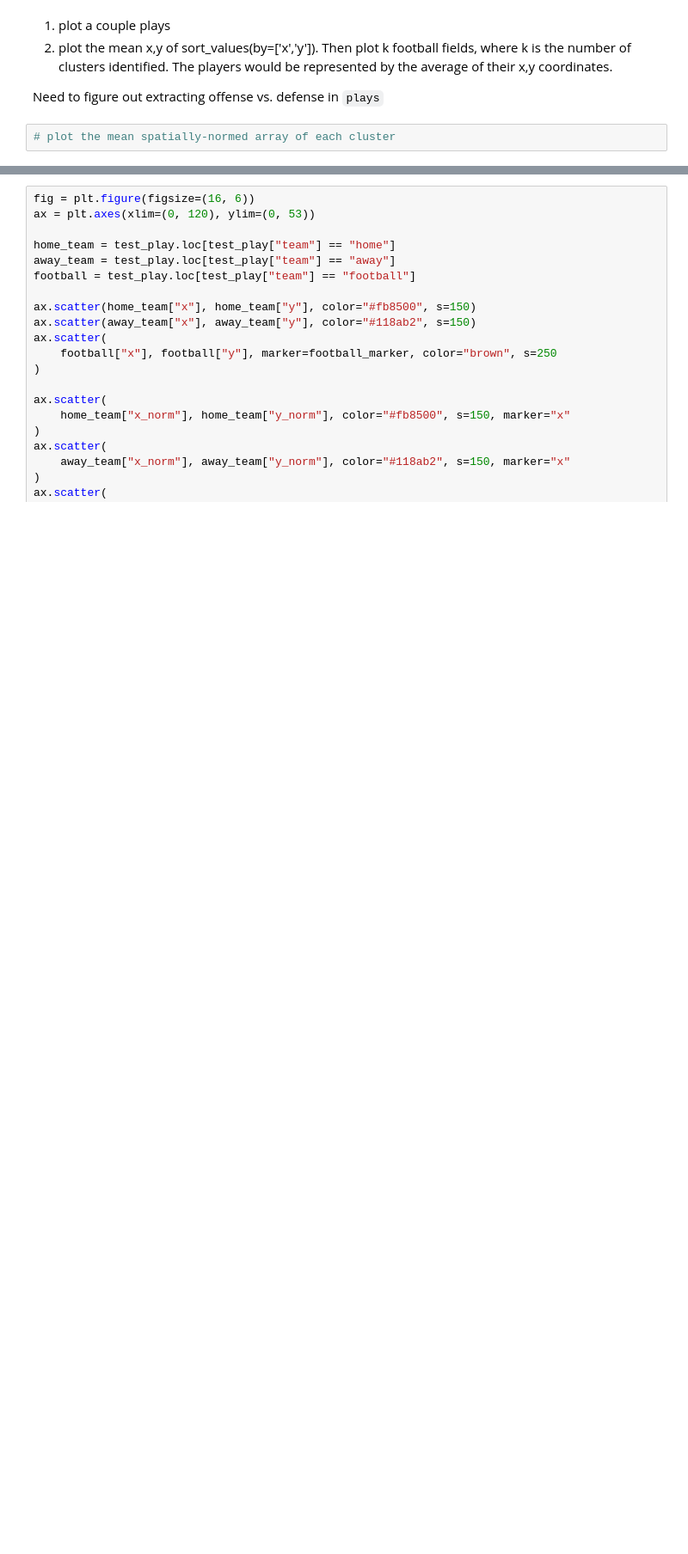
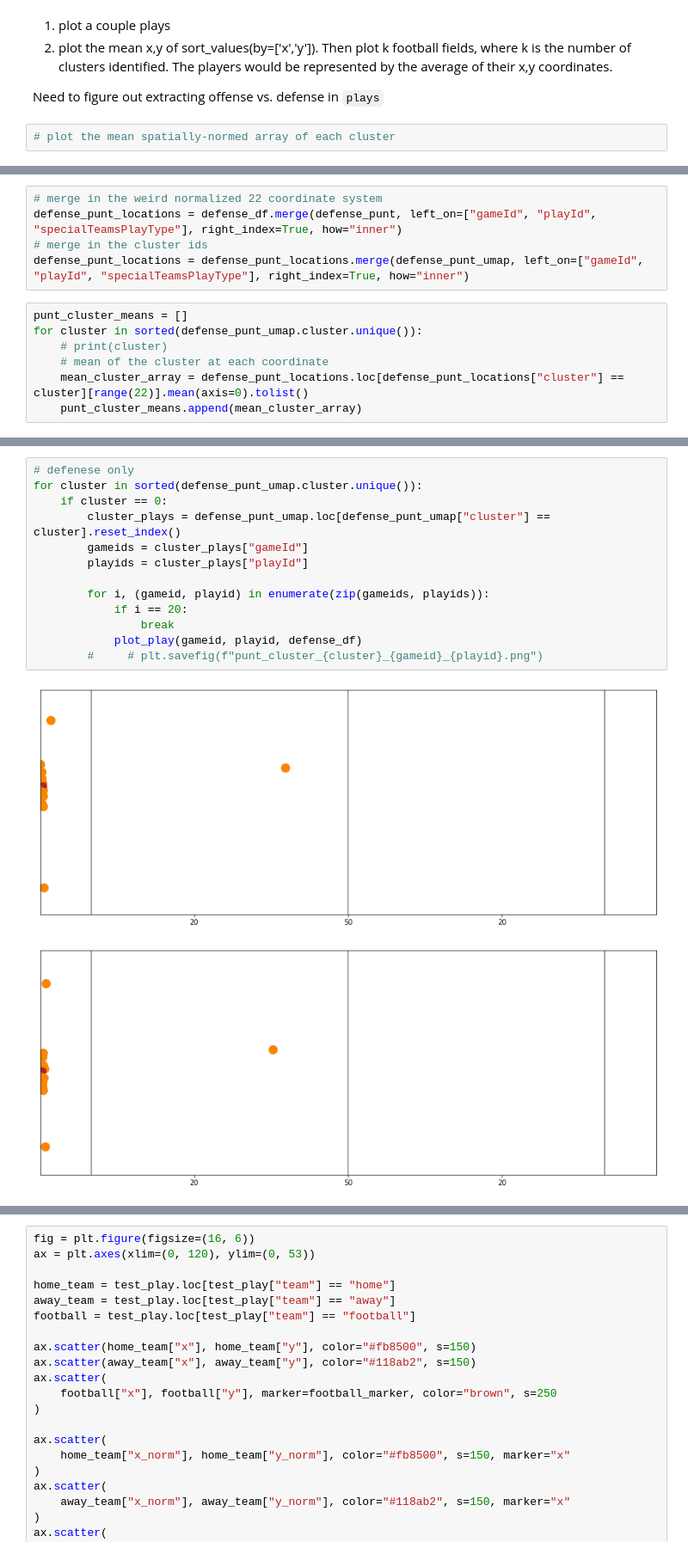
Before and after one commit to arvkevi/big-data-bowl-22, a Jupyter notebook: big_data_bowl_2022_2.ipynb, the cells around one changed output, grey strips where cells are left out. Shown at 86% size. Cells and saved outputs as stored; diff of their text form; blank space fills up the shorter version.

```diff
--- a/big_data_bowl_2022_2.ipynb
+++ b/big_data_bowl_2022_2.ipynb
@@ -338,0 +386,12 @@ def plot_play(gameid, playid, has_possession=True):
+# %%
+# merge in the weird normalized 22 coordinate system
+defense_punt_locations = defense_df.merge(defense_punt, left_on=["gameId", "playId", "specialTeamsPlayType"], right_index=True, how="inner")
+# merge in the cluster ids
+defense_punt_locations = defense_punt_locations.merge(defense_punt_umap, left_on=["gameId", "playId", "specialTeamsPlayType"], right_index=True, how="inner")
+# %%
+punt_cluster_means = []
+for cluster in sorted(defense_punt_umap.cluster.unique()):
+    # print(cluster)
+    # mean of the cluster at each coordinate
+    mean_cluster_array = defense_punt_locations.loc[defense_punt_locations["cluster"] == cluster][range(22)].mean(axis=0).tolist()
+    punt_cluster_means.append(mean_cluster_array)
@@ -338,0 +403,16 @@ def plot_play(gameid, playid, has_possession=True):
+# %%
+# defenese only
+for cluster in sorted(defense_punt_umap.cluster.unique()):
+    if cluster == 0:
+        cluster_plays = defense_punt_umap.loc[defense_punt_umap["cluster"] == cluster].reset_index()
+        gameids = cluster_plays["gameId"]
+        playids = cluster_plays["playId"]
+
+        for i, (gameid, playid) in enumerate(zip(gameids, playids)):
+            if i == 20:
+                break
+            plot_play(gameid, playid, defense_df)
+        #     # plt.savefig(f"punt_cluster_{cluster}_{gameid}_{playid}.png")
+# %% [output]
+[figure, added]
+[figure, added]
```
Also changed, not shown: parts of 25 cells of this notebook.
